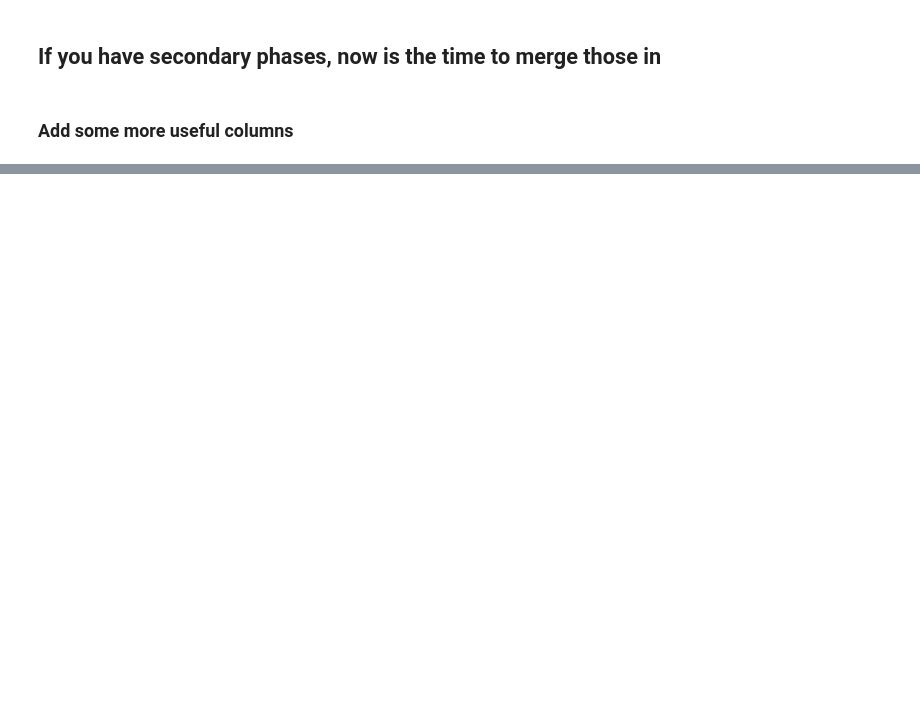
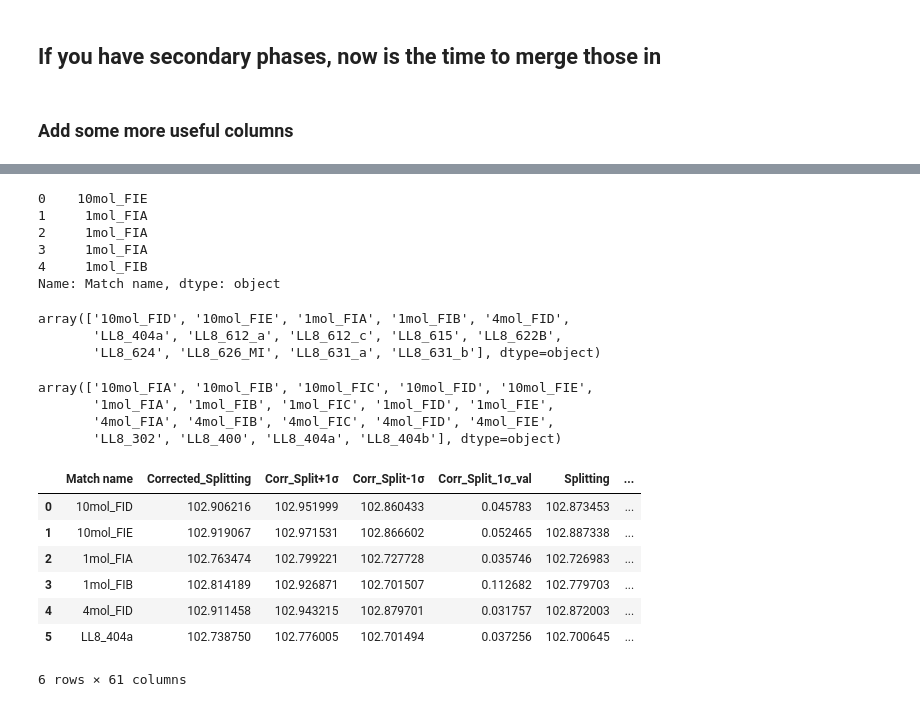
Before and after one commit to PennyWieser/DiadFit, a Jupyter notebook: docs/Examples/Example1c_HORIBA_Calibration/Step4_Stitch_Outputs_Together.ipynb, the cells around one changed output, grey strips where cells are left out. Saved outputs shown, nothing was run; the diff lists cells and outputs as text; code cells hidden in the pictures; blank space fills up the shorter version.

```diff
--- a/docs/Examples/Example1c_HORIBA_Calibration/Step4_Stitch_Outputs_Together.ipynb
+++ b/docs/Examples/Example1c_HORIBA_Calibration/Step4_Stitch_Outputs_Together.ipynb
@@ -221,0 +258,11 @@ df_combo_sec_phase.to_excel('FI_fitting_w_sec_phases.xlsx')
+# %%
+
+df_combo_sec_phase['Match name'] = df_combo_sec_phase['filename_x'].str.replace('_[Rr]\d+', '', regex=True)
+df_combo_sec_phase['Match name'].head()
+# %% [output]
+0    10mol_FIE
+1     1mol_FIA
+2     1mol_FIA
+3     1mol_FIA
+4     1mol_FIB
+Name: Match name, dtype: object
@@ -221,0 +275,24 @@ df_combo_sec_phase.to_excel('FI_fitting_w_sec_phases.xlsx')
+# %%
+cam_data_av['Match name'].unique()
+# %% [output]
+array(['10mol_FID', '10mol_FIE', '1mol_FIA', '1mol_FIB', '4mol_FID',
+       'LL8_404a', 'LL8_612_a', 'LL8_612_c', 'LL8_615', 'LL8_622B',
+       'LL8_624', 'LL8_626_MI', 'LL8_631_a', 'LL8_631_b'], dtype=object)
+# %%
+std_data_av['Match name'].unique()
+# %% [output]
+array(['10mol_FIA', '10mol_FIB', '10mol_FIC', '10mol_FID', '10mol_FIE',
+       '1mol_FIA', '1mol_FIB', '1mol_FIC', '1mol_FID', '1mol_FIE',
+       '4mol_FIA', '4mol_FIB', '4mol_FIC', '4mol_FID', '4mol_FIE',
+       'LL8_302', 'LL8_400', 'LL8_404a', 'LL8_404b'], dtype=object)
+# %%
+combined_df
+# %% [output]
+|  | Match name | Corrected_Splitting | Corr_Split+1σ | Corr_Split-1σ | Corr_Split_1σ_val | Splitting | ... |
+| 0 | 10mol_FID | 102.906216 | 102.951999 | 102.860433 | 0.045783 | 102.873453 | ... |
+| 1 | 10mol_FIE | 102.919067 | 102.971531 | 102.866602 | 0.052465 | 102.887338 | ... |
+| 2 | 1mol_FIA | 102.763474 | 102.799221 | 102.727728 | 0.035746 | 102.726983 | ... |
+| 3 | 1mol_FIB | 102.814189 | 102.926871 | 102.701507 | 0.112682 | 102.779703 | ... |
+| 4 | 4mol_FID | 102.911458 | 102.943215 | 102.879701 | 0.031757 | 102.872003 | ... |
+| 5 | LL8_404a | 102.738750 | 102.776005 | 102.701494 | 0.037256 | 102.700645 | ... |
+6 rows × 61 columns
```
Also changed, not shown: parts of 16 cells of this notebook, 8 other files.
